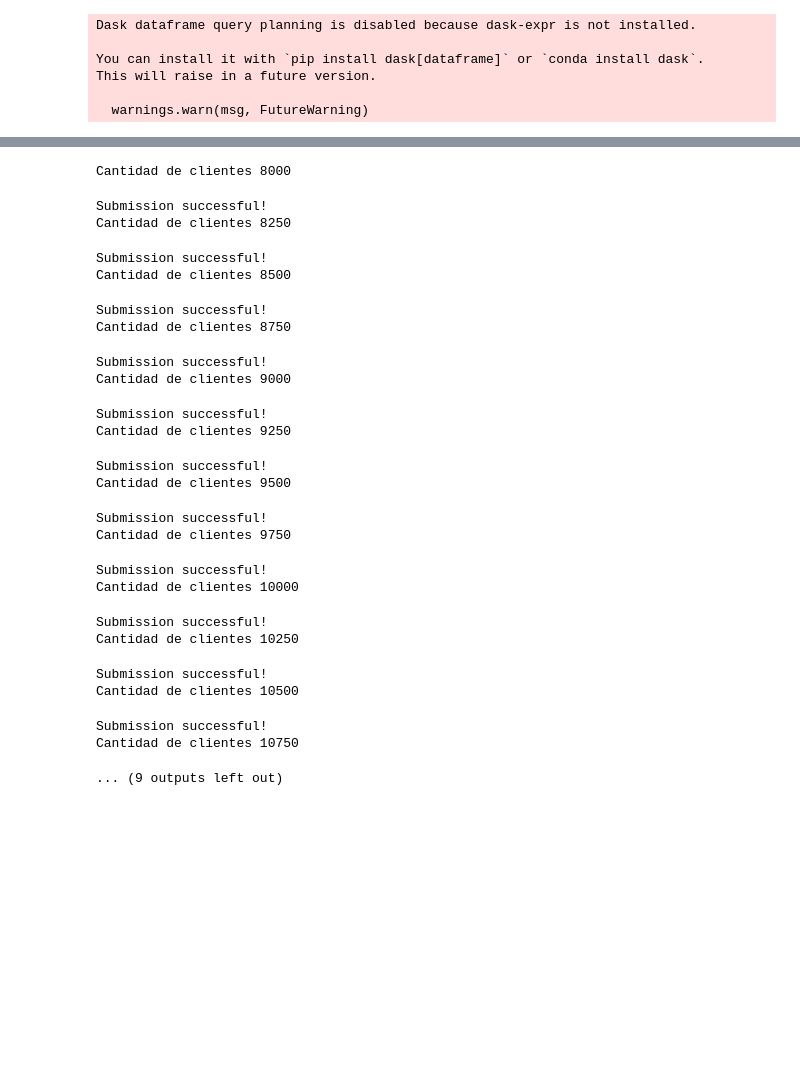
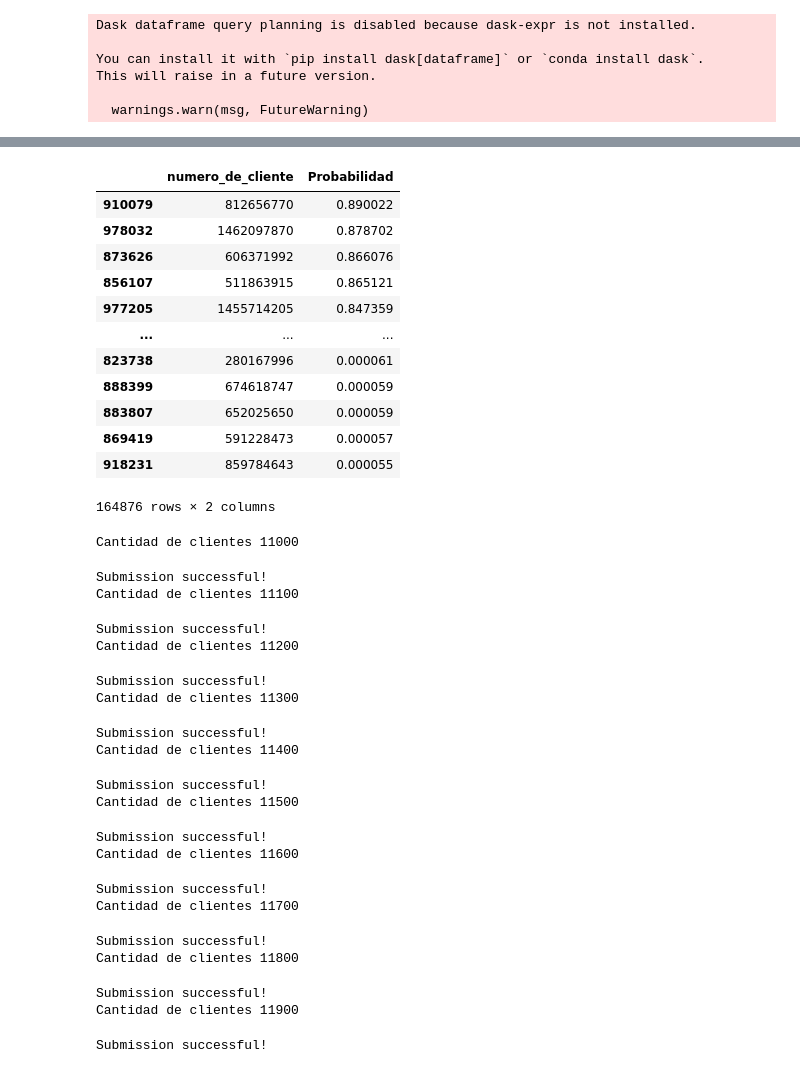
Before and after one commit to dmecoyfin/dmeyf2024, a Jupyter notebook: src/Competencia_1/Competencia_1.ipynb, the cells around one changed output, grey strips where cells are left out. Saved outputs shown, nothing was run; the diff lists cells and outputs as text; code cells hidden in the pictures; blank space fills up the shorter version.

```diff
--- a/src/Competencia_1/Competencia_1.ipynb
+++ b/src/Competencia_1/Competencia_1.ipynb
@@ -169,0 +187,10 @@ FrozenTrial(number=52, state=1, values=[372918000.0], datetime_start=datetime.da
+# %%
+storage_name = "sqlite:///" + db_path + "optimizacion_LGBM_competencia_01.db"
+study_name = "modelo_11"
+
+study_1= optuna.create_study(
+    direction="maximize",
+    study_name=study_name,
+    storage=storage_name,
+    load_if_exists=True,
+)
@@ -261,18 +420,35 @@ Name: count, dtype: int64
+# %%
+df_final
+# %% [output]
+|  | numero_de_cliente | Probabilidad |
+| 910079 | 812656770 | 0.890022 |
+| 978032 | 1462097870 | 0.878702 |
+| 873626 | 606371992 | 0.866076 |
+| 856107 | 511863915 | 0.865121 |
+| 977205 | 1455714205 | 0.847359 |
+| ... | ... | ... |
+| 823738 | 280167996 | 0.000061 |
+| 888399 | 674618747 | 0.000059 |
+| 883807 | 652025650 | 0.000059 |
+| 869419 | 591228473 | 0.000057 |
+| 918231 | 859784643 | 0.000055 |
+164876 rows × 2 columns
 # %%
 api = KaggleApi()
 api.authenticate()
 # %%
-#L. Predecimos Junio.
-#i. Predecimos propiamente dicho.
-predicciones = model_lgb.predict(X_test_m1)
-#ii. Le pegamos la probabilidad de ser "BAJA" a cada cliente.
-X_test_m1['Probabilidad'] = predicciones
-#iii. Ordenamos a los clientes por probabilidad de ser "BAJA" de forma descendente.
-tb_entrega = X_test_m1.sort_values(by='Probabilidad', ascending=False)
+# #L. Predecimos Junio.
+# #i. Predecimos propiamente dicho.
+# predicciones = model_lgb.predict(X_test_m1)
+# #ii. Le pegamos la probabilidad de ser "BAJA" a cada cliente.
+# X_test_m1['Probabilidad'] = predicciones
+# #iii. Ordenamos a los clientes por probabilidad de ser "BAJA" de forma descendente.
+# tb_entrega = X_test_m1.sort_values(by='Probabilidad', ascending=False)
 #iv. Genero una lista de distintos cortes candidatos, para enviar a Kaggle.
-cortes = range(8000,13000,250)
+tb_entrega=df_final
+cortes = range(11000,12000,100)
 #v. Generamos las distintas predicciones de clases a partir de los distintos cortes posibles.
-num_subida_kaggle = 17
+num_subida_kaggle = 1
 for envios in cortes:
     #1. Le ponemos clase 1 ("BAJA") a los primeros "envios" con mayor probabilidad.
     tb_entrega['Predicted'] = 0
@@ -281,7 +457,7 @@ for envios in cortes:
 
     print("Cantidad de clientes {}".format(envios))
     #2. Guardamos el archivo para Kaggle.
-    nombre_archivo = "M2_fe_todas{}.csv".format(num_subida_kaggle)
+    nombre_archivo = "Primer_ensable_menos_rango{}.csv".format(num_subida_kaggle)
     ruta_archivo= "../../../exp/{}".format(nombre_archivo)
     resultados.to_csv(ruta_archivo, index=False)
 
@@ -305,27 +481,23 @@ for envios in cortes:
             else:
                 raise e  # Re-raise other exceptions
 # %% [output]
-Cantidad de clientes 8000
+Cantidad de clientes 11000
 Submission successful!
-Cantidad de clientes 8250
+Cantidad de clientes 11100
 Submission successful!
-Cantidad de clientes 8500
+Cantidad de clientes 11200
 Submission successful!
-Cantidad de clientes 8750
+Cantidad de clientes 11300
 Submission successful!
-Cantidad de clientes 9000
+Cantidad de clientes 11400
 Submission successful!
-Cantidad de clientes 9250
+Cantidad de clientes 11500
 Submission successful!
-Cantidad de clientes 9500
+Cantidad de clientes 11600
 Submission successful!
-Cantidad de clientes 9750
+Cantidad de clientes 11700
 Submission successful!
-Cantidad de clientes 10000
+Cantidad de clientes 11800
 Submission successful!
-Cantidad de clientes 10250
+Cantidad de clientes 11900
 Submission successful!
-Cantidad de clientes 10500
-Submission successful!
-Cantidad de clientes 10750
-... (9 outputs left out)
```
Also changed, not shown: parts of 27 cells of this notebook.
